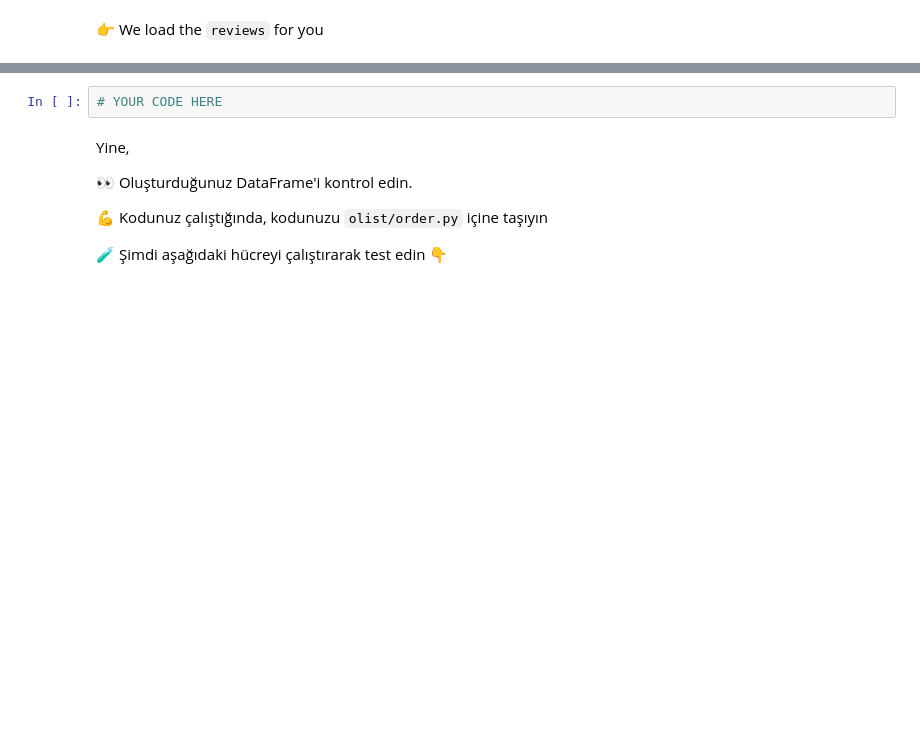
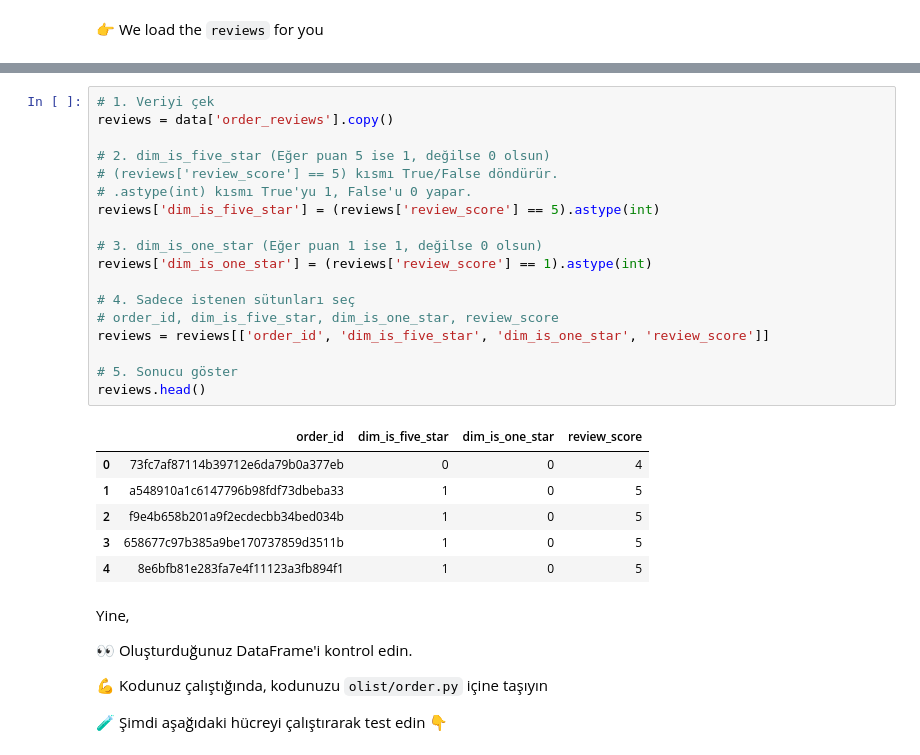
Before and after one commit to berkayturhan-boop/data-orders, a Jupyter notebook: orders.ipynb, the cells around one changed output, grey strips where cells are left out. Cells and saved outputs as stored; diff of their text form; blank space fills up the shorter version.

Commit message:
Tests passed for get_review_score

```diff
--- a/orders.ipynb
+++ b/orders.ipynb
@@ -253,5 +267,28 @@ reviews
-# %%
-# YOUR CODE HERE
+# %%
+# 1. Veriyi çek
+reviews = data['order_reviews'].copy()
+
+# 2. dim_is_five_star (Eğer puan 5 ise 1, değilse 0 olsun)
+# (reviews['review_score'] == 5) kısmı True/False döndürür.
+# .astype(int) kısmı True'yu 1, False'u 0 yapar.
+reviews['dim_is_five_star'] = (reviews['review_score'] == 5).astype(int)
+
+# 3. dim_is_one_star (Eğer puan 1 ise 1, değilse 0 olsun)
+reviews['dim_is_one_star'] = (reviews['review_score'] == 1).astype(int)
+
+# 4. Sadece istenen sütunları seç
+# order_id, dim_is_five_star, dim_is_one_star, review_score
+reviews = reviews[['order_id', 'dim_is_five_star', 'dim_is_one_star', 'review_score']]
+
+# 5. Sonucu göster
+reviews.head()
+# %% [output]
+|  | order_id | dim_is_five_star | dim_is_one_star | review_score |
+| 0 | 73fc7af87114b39712e6da79b0a377eb | 0 | 0 | 4 |
+| 1 | a548910a1c6147796b98fdf73dbeba33 | 1 | 0 | 5 |
+| 2 | f9e4b658b201a9f2ecdecbb34bed034b | 1 | 0 | 5 |
+| 3 | 658677c97b385a9be170737859d3511b | 1 | 0 | 5 |
+| 4 | 8e6bfb81e283fa7e4f11123a3fb894f1 | 1 | 0 | 5 |
 # %% [markdown]
 Yine,
 
```
Also changed, not shown: parts of 3 cells of this notebook.
